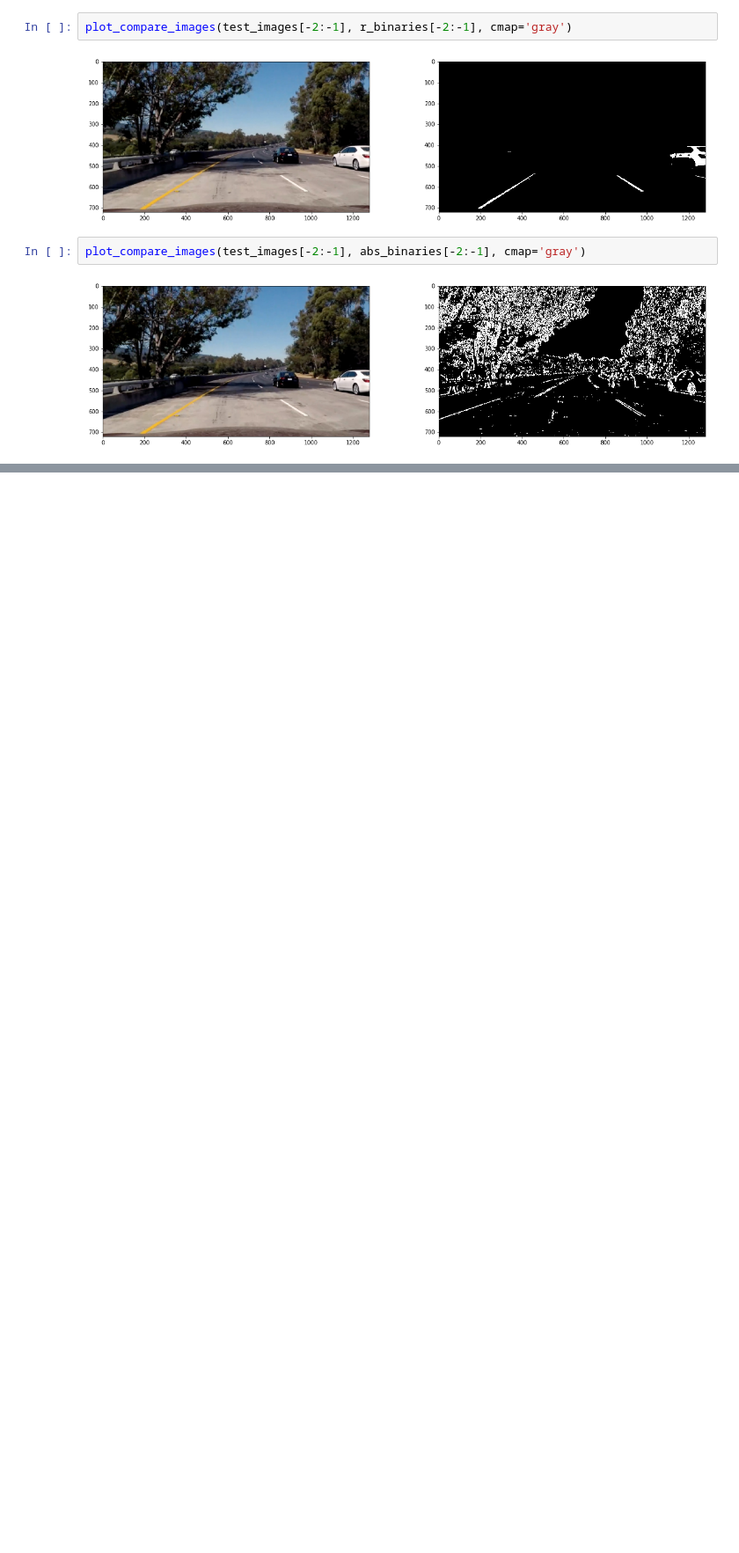
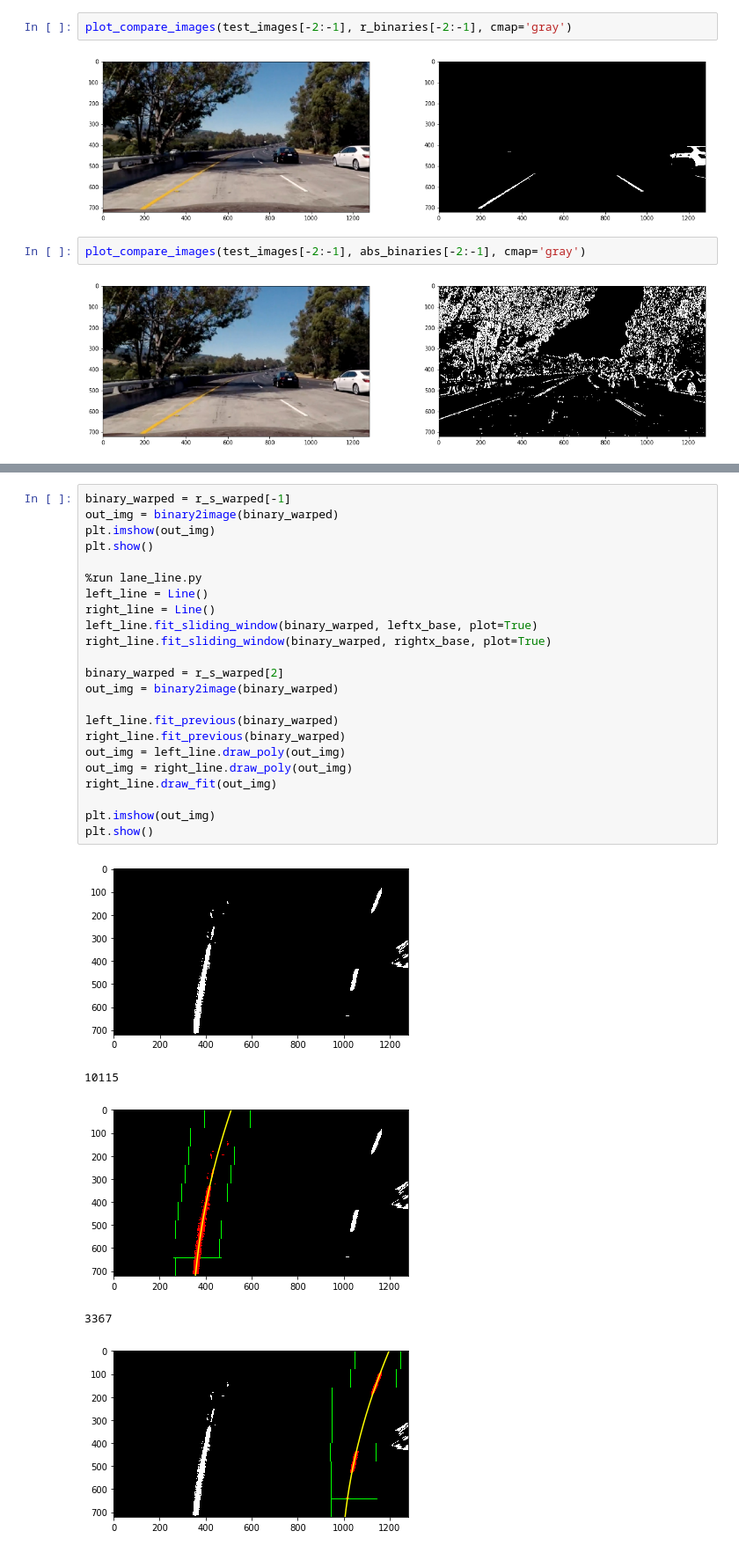
Before and after one commit to jocmom/CarND-Advanced-Lane-Lines, a Jupyter notebook: P4.ipynb, the cells around one changed output, grey strips where cells are left out. Shown at 88% size. Drawn from its saved outputs; the diff is of its cells as text; blank space fills up the shorter version.

```diff
--- a/P4.ipynb
+++ b/P4.ipynb
@@ -333,3 +325,32 @@ def get_lane_base(binary_warped):
     return midpoint, leftx_base, rightx_base
 
 _, leftx_base, rightx_base = get_lane_base(binary_warped)
+# %%
+binary_warped = r_s_warped[-1]
+out_img = binary2image(binary_warped)
+plt.imshow(out_img)
+plt.show()
+
+%run lane_line.py
+left_line = Line()
+right_line = Line()
+left_line.fit_sliding_window(binary_warped, leftx_base, plot=True)
+right_line.fit_sliding_window(binary_warped, rightx_base, plot=True)
+
+binary_warped = r_s_warped[2]
+out_img = binary2image(binary_warped)
+
+left_line.fit_previous(binary_warped)
+right_line.fit_previous(binary_warped)
+out_img = left_line.draw_poly(out_img)
+out_img = right_line.draw_poly(out_img)
+right_line.draw_fit(out_img)
+
+plt.imshow(out_img)
+plt.show()
+# %% [output]
+[figure, added]
+10115
+[figure, added]
+3367
+[figure, added]
```
Also changed, not shown: parts of 15 cells of this notebook, 1 other file.
